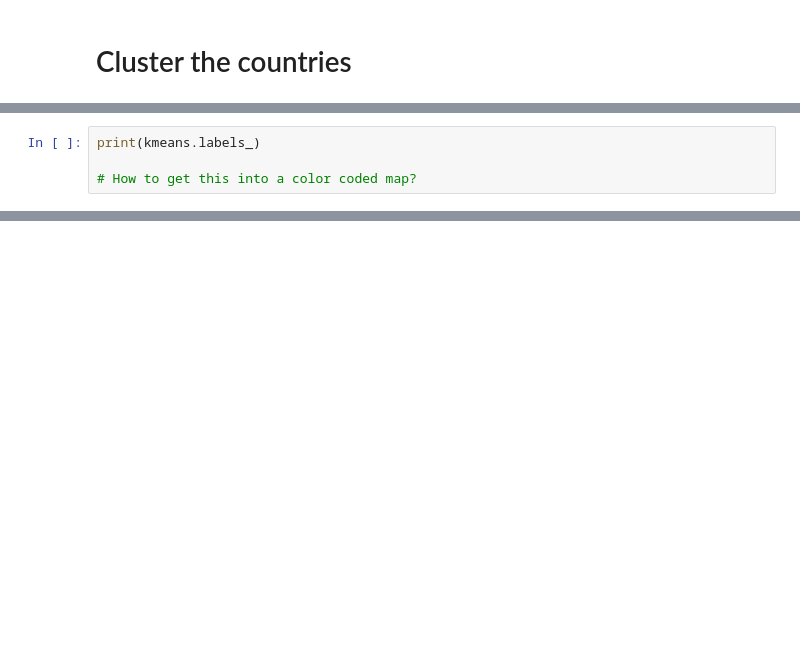
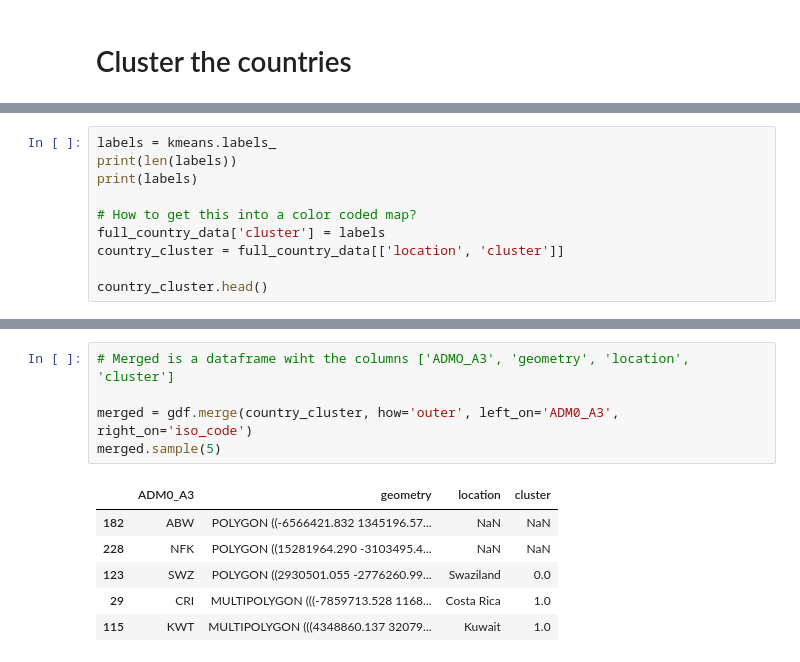
Before and after one commit to Jayanth24/COVID19CountryDiseasePredictor, a Jupyter notebook: covid_clustering.ipynb, the cells around one changed output, grey strips where cells are left out. Drawn from its saved outputs; the diff is of its cells as text; blank space fills up the shorter version.

```diff
--- a/covid_clustering.ipynb
+++ b/covid_clustering.ipynb
@@ -115,5 +125,11 @@ KMeans(n_clusters=4, n_init=20)
 # %%
-print(kmeans.labels_)
+labels = kmeans.labels_
+print(len(labels))
+print(labels)
 
 # How to get this into a color coded map?
+full_country_data['cluster'] = labels
+country_cluster = full_country_data[['location', 'cluster']]
+
+country_cluster.head()
 # %% [output]
@@ -124,0 +169,12 @@ print(kmeans.labels_)
+# %%
+# Merged is a dataframe wiht the columns ['ADMO_A3', 'geometry', 'location', 'cluster']
+
+merged = gdf.merge(country_cluster, how='outer', left_on='ADM0_A3', right_on='iso_code')
+merged.sample(5)
+# %% [output]
+|  | ADM0_A3 | geometry | location | cluster |
+| 182 | ABW | POLYGON ((-6566421.832 1345196.57... | NaN | NaN |
+| 228 | NFK | POLYGON ((15281964.290 -3103495.4... | NaN | NaN |
+| 123 | SWZ | POLYGON ((2930501.055 -2776260.99... | Swaziland | 0.0 |
+| 29 | CRI | MULTIPOLYGON (((-7859713.528 1168... | Costa Rica | 1.0 |
+| 115 | KWT | MULTIPOLYGON (((4348860.137 32079... | Kuwait | 1.0 |
```
Also changed, not shown: parts of 16 cells of this notebook, 7 other files.
